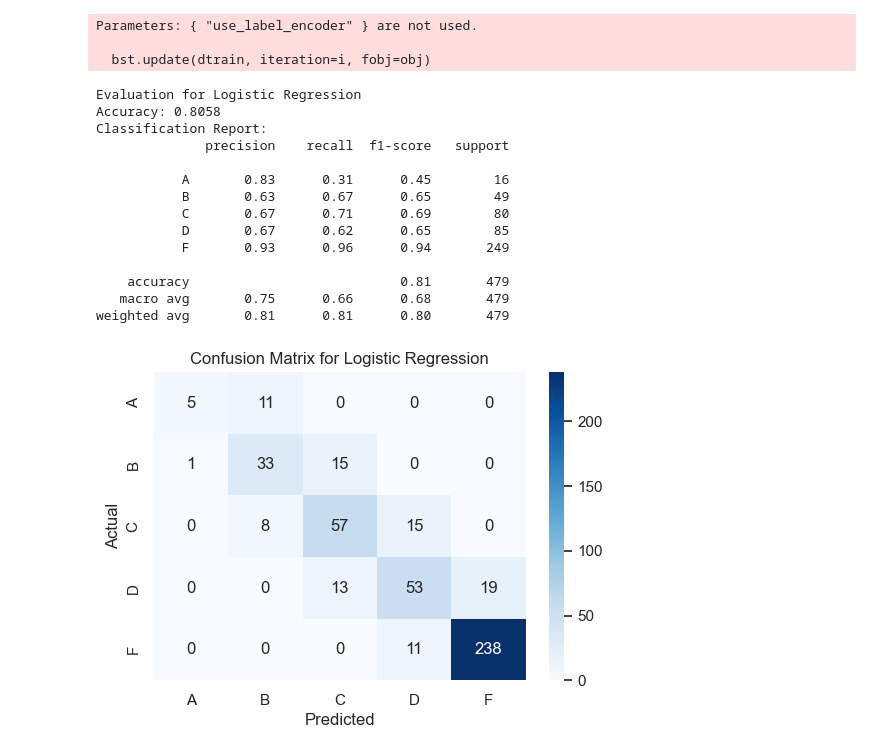
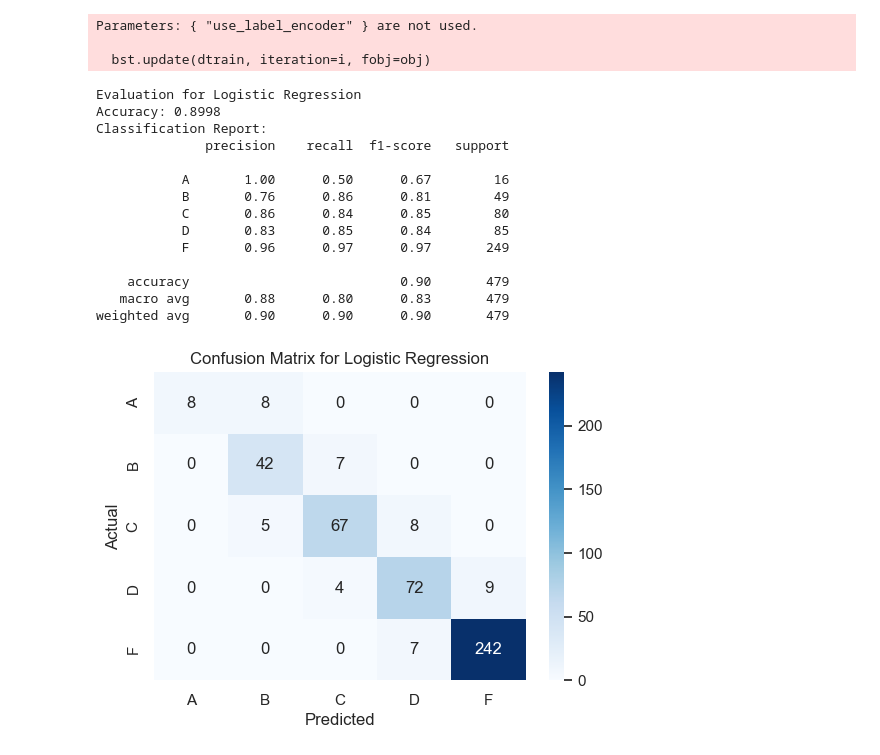
Before and after one commit to AnnMariDB/MLG382-Projects, a Jupyter notebook: MLG382Project1/Group E_MLG382_GuidedProject.ipynb, the cells around one changed output. Cells and saved outputs as stored; diff of their text form; code cells hidden in the pictures.

```diff
--- a/MLG382Project1/Group E_MLG382_GuidedProject.ipynb
+++ b/MLG382Project1/Group E_MLG382_GuidedProject.ipynb
@@ -661,14 +696,22 @@ Target shape: (2392,)
+# %%
+# Split features and target
+X = df_encoded.drop("gradeclass", axis=1)
+y = df_encoded["gradeclass"]
 # %%
-#Part 9: Model Building - Baseline Models
-#spliting the data into training and testing sets.
+#Spliting the data into training and testing sets.
 
-X_train, X_test, y_train, y_test = train_test_split(X_scaled, y,
+X_train, X_test, y_train, y_test = train_test_split(X, y,
                                                     test_size=0.2,
                                                     random_state=42)
+# %%
+# Scale data after splitting
+scaler = StandardScaler()
+X_train_scaled = scaler.fit_transform(X_train)
+X_test_scaled = scaler.transform(X_test)
 # %%
 #1.Logistic Regression
-logR_model = LogisticRegression(max_iter=1000)  # increased iterations for convergence
-logR_model.fit(X_train, y_train)
-logR_predicted = logR_model.predict(X_test)
+model_1 = LogisticRegression(max_iter=1000)
+model_1.fit(X_train_scaled, y_train)
+model_1_predicted = model_1.predict(X_test_scaled)
 # %%
 #2.Random Forest Classifier
@@ -707,26 +747,27 @@ def evaluate_model(model_name, y_true, y_pred):
     plt.show()
 # %%
 #evaluating Logistic Regression model
-evaluate_model("Logistic Regression", y_test, logR_predicted)
+evaluate_model("Logistic Regression", y_test, model_1_predicted)
 
-#output notes
+#Observation:
 #weighted avg shows the model predicts grades correctly about 81% of the time.
-#but it performs better for common grades (like A or B), but is less accurate for less common ones (like D or F), as seen in the lower macro recall (0.66).
+#but it performs better for common grades (like A or B), but is less accurate for
+# less common ones (like D or F), as seen in the lower macro recall (0.66).
 # %% [output]
 Evaluation for Logistic Regression
-Accuracy: 0.8058
+Accuracy: 0.8998
 Classification Report:
               precision    recall  f1-score   support
 
-           A       0.83      0.31      0.45        16
-           B       0.63      0.67      0.65        49
-           C       0.67      0.71      0.69        80
-           D       0.67      0.62      0.65        85
-           F       0.93      0.96      0.94       249
+           A       1.00      0.50      0.67        16
+           B       0.76      0.86      0.81        49
+           C       0.86      0.84      0.85        80
+           D       0.83      0.85      0.84        85
+           F       0.96      0.97      0.97       249
 
-    accuracy                           0.81       479
-   macro avg       0.75      0.66      0.68       479
-weighted avg       0.81      0.81      0.80       479
+    accuracy                           0.90       479
+   macro avg       0.88      0.80      0.83       479
+weighted avg       0.90      0.90      0.90       479
-[figure, old version]
+[figure, new version]
 # %%
 #evaluating Random Forest model
```
Also changed, not shown: parts of 84 cells of this notebook, 5 other files.
